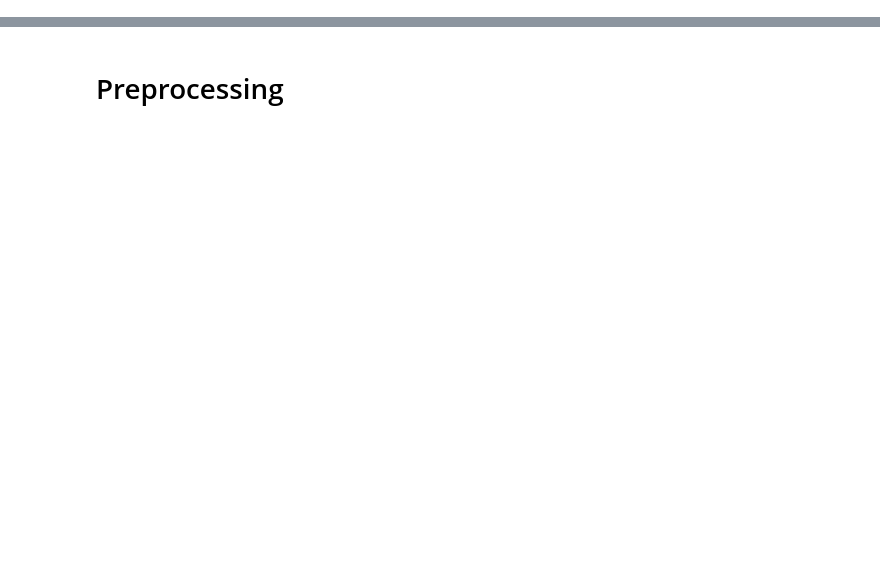
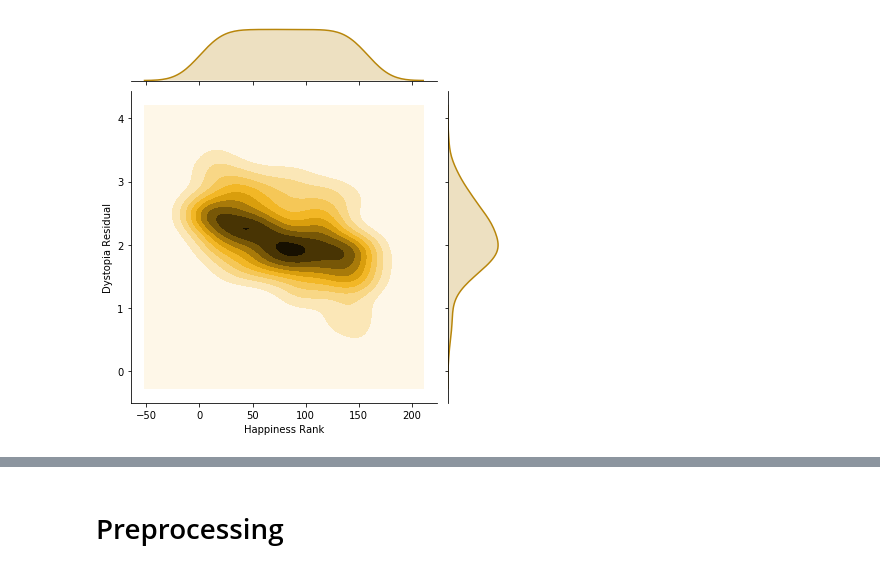
Before and after one commit to Gavin-Whitesitt/Project-2, a Jupyter notebook: Problem #1 Happiness .ipynb, the cells around one changed output, grey strips where cells are left out. Cells and saved outputs as stored; diff of their text form; code cells hidden in the pictures; blank space fills up the shorter version.

```diff
--- a/Problem #1 Happiness .ipynb
+++ b/Problem #1 Happiness .ipynb
@@ -77,0 +54,4 @@ happy_2017.head()
+# %%
+sns.jointplot("Happiness Rank", "Dystopia Residual", data=happy_2015, kind='kde', color = 'darkgoldenrod');
+# %% [output]
+[figure, added]
```
Also changed, not shown: parts of 24 cells of this notebook.
